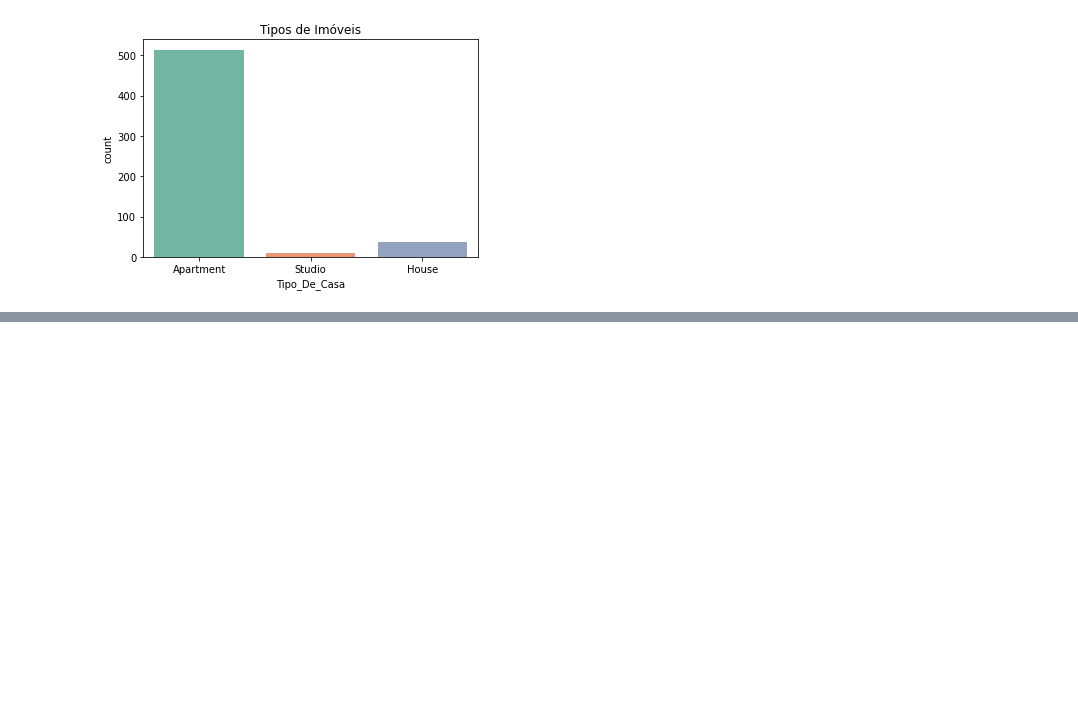
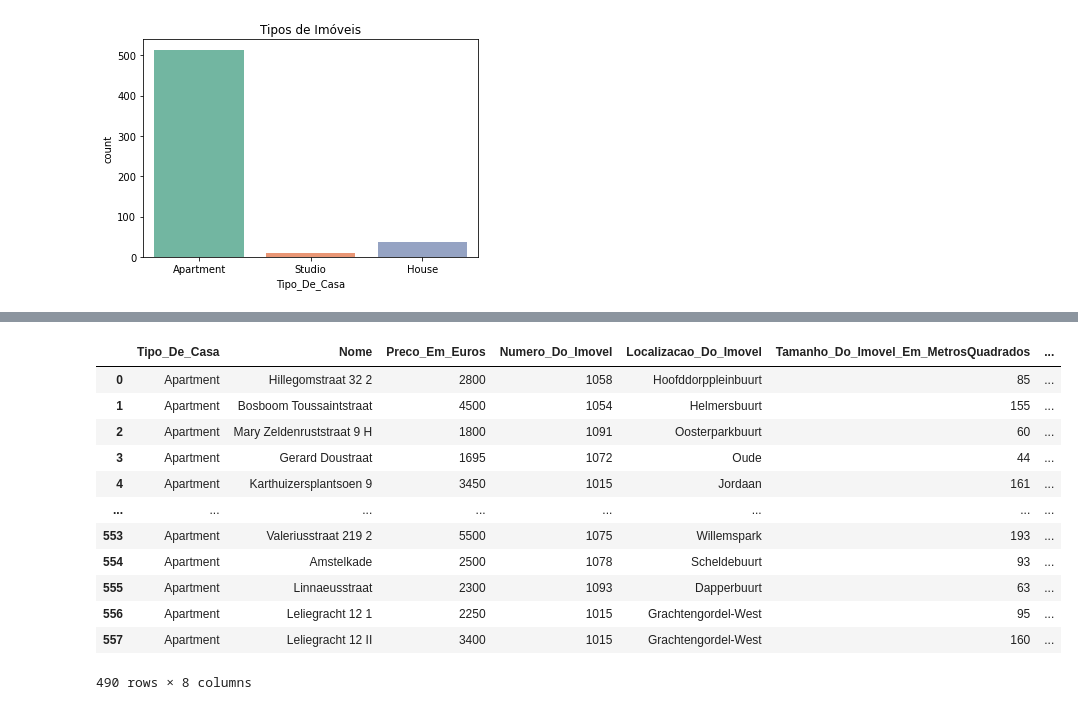
Before and after one commit to gianIucca/mineracao-casas-avenda, a Jupyter notebook: Mineração de dados sobre casas à venda com BeautifulSoup.ipynb, the cells around one changed output, grey strips where cells are left out. Drawn from its saved outputs; the diff is of its cells as text; code cells hidden in the pictures; blank space fills up the shorter version.

```diff
--- a/Mineração de dados sobre casas à venda com BeautifulSoup.ipynb
+++ b/Mineração de dados sobre casas à venda com BeautifulSoup.ipynb
@@ -293,0 +295,16 @@ display(casas)
+# %%
+casas.drop_duplicates()
+# %% [output]
+|  | Tipo_De_Casa | Nome | Preco_Em_Euros | Numero_Do_Imovel | Localizacao_Do_Imovel | Tamanho_Do_Imovel_Em_MetrosQuadrados | ... |
+| 0 | Apartment | Hillegomstraat 32 2 | 2800 | 1058 | Hoofddorppleinbuurt | 85 | ... |
+| 1 | Apartment | Bosboom Toussaintstraat | 4500 | 1054 | Helmersbuurt | 155 | ... |
+| 2 | Apartment | Mary Zeldenruststraat 9 H | 1800 | 1091 | Oosterparkbuurt | 60 | ... |
+| 3 | Apartment | Gerard Doustraat | 1695 | 1072 | Oude | 44 | ... |
+| 4 | Apartment | Karthuizersplantsoen 9 | 3450 | 1015 | Jordaan | 161 | ... |
+| ... | ... | ... | ... | ... | ... | ... | ... |
+| 553 | Apartment | Valeriusstraat 219 2 | 5500 | 1075 | Willemspark | 193 | ... |
+| 554 | Apartment | Amstelkade | 2500 | 1078 | Scheldebuurt | 93 | ... |
+| 555 | Apartment | Linnaeusstraat | 2300 | 1093 | Dapperbuurt | 63 | ... |
+| 556 | Apartment | Leliegracht 12 1 | 2250 | 1015 | Grachtengordel-West | 95 | ... |
+| 557 | Apartment | Leliegracht 12 II | 3400 | 1015 | Grachtengordel-West | 160 | ... |
+490 rows × 8 columns
```
Also changed, not shown: parts of 4 cells of this notebook.
